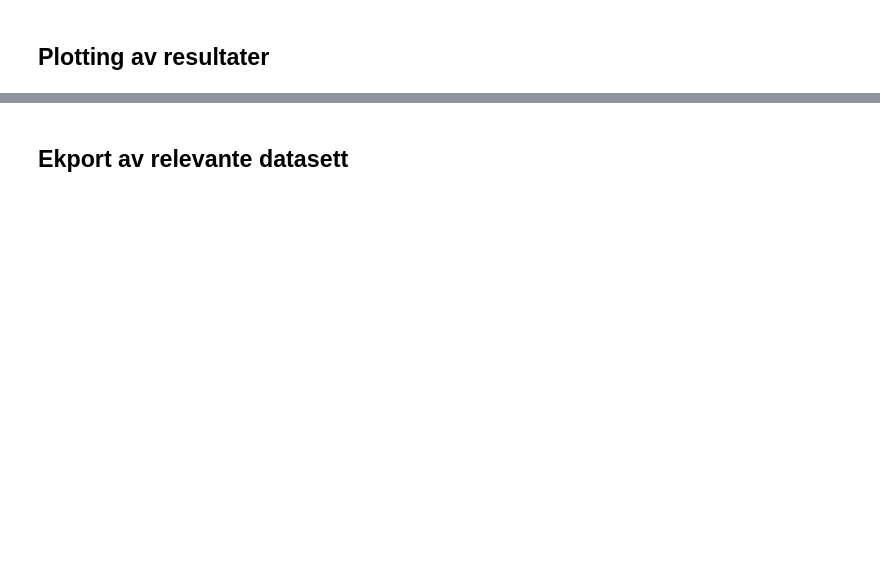
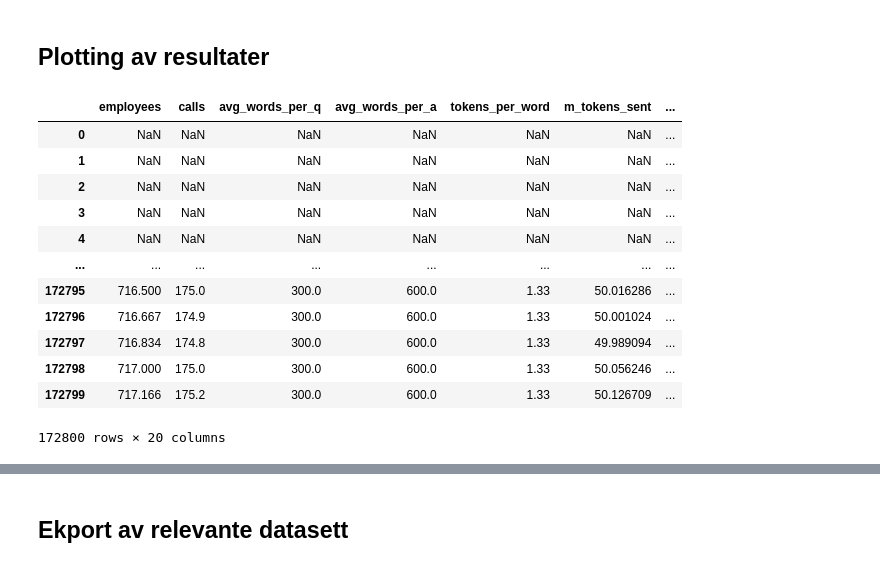
Before and after one commit to benediktgoodman/team-ai-kostnadsoverslag, a Jupyter notebook: kostnadsberegning.ipynb, the cells around one changed output, grey strips where cells are left out. Saved outputs shown, nothing was run; the diff lists cells and outputs as text; code cells hidden in the pictures; blank space fills up the shorter version.

```diff
--- a/kostnadsberegning.ipynb
+++ b/kostnadsberegning.ipynb
@@ -79,3 +139,19 @@ total_cost.loc[total_cost['m_tokens_total'] >= 90]
 # %% [markdown]
 ## Plotting av resultater
+# %%
+total_cost.rolling(1000).mean()
+# %% [output]
+|  | employees | calls | avg_words_per_q | avg_words_per_a | tokens_per_word | m_tokens_sent | ... |
+| 0 | NaN | NaN | NaN | NaN | NaN | NaN | ... |
+| 1 | NaN | NaN | NaN | NaN | NaN | NaN | ... |
+| 2 | NaN | NaN | NaN | NaN | NaN | NaN | ... |
+| 3 | NaN | NaN | NaN | NaN | NaN | NaN | ... |
+| 4 | NaN | NaN | NaN | NaN | NaN | NaN | ... |
+| ... | ... | ... | ... | ... | ... | ... | ... |
+| 172795 | 716.500 | 175.0 | 300.0 | 600.0 | 1.33 | 50.016286 | ... |
+| 172796 | 716.667 | 174.9 | 300.0 | 600.0 | 1.33 | 50.001024 | ... |
+| 172797 | 716.834 | 174.8 | 300.0 | 600.0 | 1.33 | 49.989094 | ... |
+| 172798 | 717.000 | 175.0 | 300.0 | 600.0 | 1.33 | 50.056246 | ... |
+| 172799 | 717.166 | 175.2 | 300.0 | 600.0 | 1.33 | 50.126709 | ... |
+172800 rows × 20 columns
 # %%
```
Also changed, not shown: parts of 10 cells of this notebook, 11 other files.
